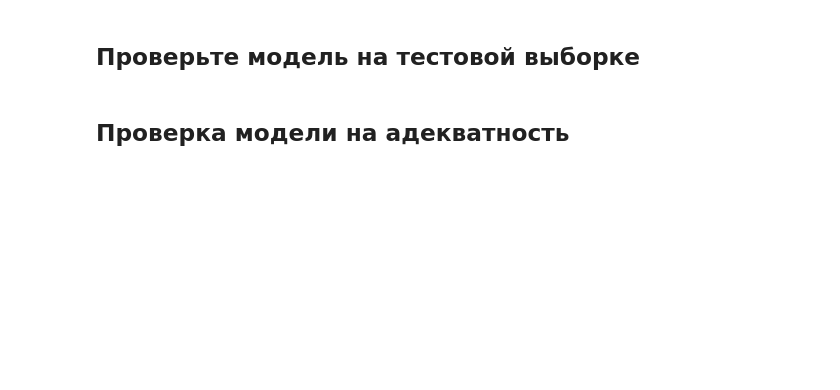
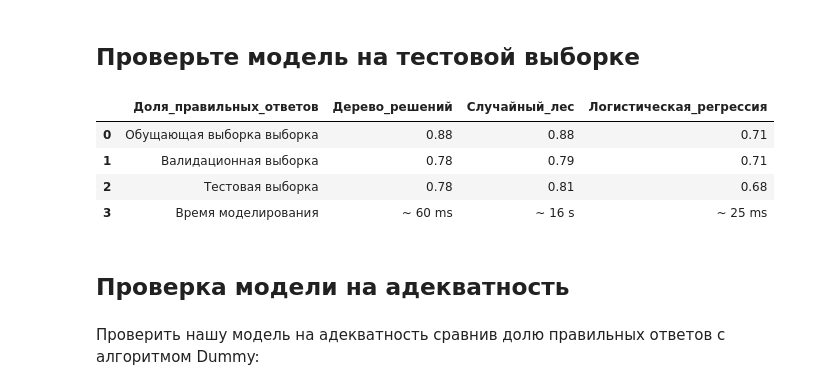
Before and after one commit to klipbn/klip_study, a Jupyter notebook: tariffs _recommendation/tariffs__recommendation.ipynb, the cells around one changed output. Drawn from its saved outputs; the diff is of its cells as text; code cells hidden in the pictures; blank space fills up the shorter version.

```diff
--- a/tariffs _recommendation/tariffs__recommendation.ipynb
+++ b/tariffs _recommendation/tariffs__recommendation.ipynb
@@ -142,7 +142,7 @@ best_result = 10000
 best_est = 0
 rfc_best_result = 0
 
-for est in range(1, 40):
+for est in range(1, 30):
     for depth in range (1, 10):
         # инициализируйте модель RandomForestRegressor с параметрами random_state=12345, n_estimators=est и max_depth=depth
         rfc_model = RandomForestClassifier(random_state=12345, n_estimators=est, max_depth=depth)
@@ -203,22 +193,30 @@ df_volumes
 # %%
 df_scores = pd.DataFrame(
     {
      "Доля_правильных_ответов": ['Обущающая выборка выборка', 'Валидационная выборка', 'Тестовая выборка', 'Время моделирования'],
      "Дерево_решений": [round(dtc_model.score(features_train, target_train), 2),
                         round(dtc_model.score(features_valid, target_valid), 2),
                         round(dtc_model.score(features_test, target_test), 2),
-                        '~ 61.3 ms'],
+                        '~ 60 ms'],
      "Случайный_лес": [round(rfc_model.score(features_train, target_train), 2),
                         round(rfc_model.score(features_valid, target_valid), 2),
                         round(rfc_model.score(features_test, target_test), 2),
-                       '~ 22.7 s'],
+                       '~ 16 s'],
      "Логистическая_регрессия": [round(lr_model.score(features_train, target_train), 2),
                         round(lr_model.score(features_valid, target_valid), 2),
                         round(lr_model.score(features_test, target_test), 2),
-                        '~ 25.7 ms'],
+                        '~ 25 ms'],
     }
 )
 df_scores
+# %% [output]
+|  | Доля_правильных_ответов | Дерево_решений | Случайный_лес | Логистическая_регрессия |
+| 0 | Обущающая выборка выборка | 0.88 | 0.88 | 0.71 |
+| 1 | Валидационная выборка | 0.78 | 0.79 | 0.71 |
+| 2 | Тестовая выборка | 0.78 | 0.81 | 0.68 |
+| 3 | Время моделирования | ~ 60 ms | ~ 16 s | ~ 25 ms |
 # %% [markdown]
 ## Проверка модели на адекватность
+# %% [markdown]
+Проверить нашу модель на адекватность сравнив долю правильных ответов с алгоритмом Dummy:
 # %%
```
Also changed, not shown: parts of 9 cells of this notebook.
